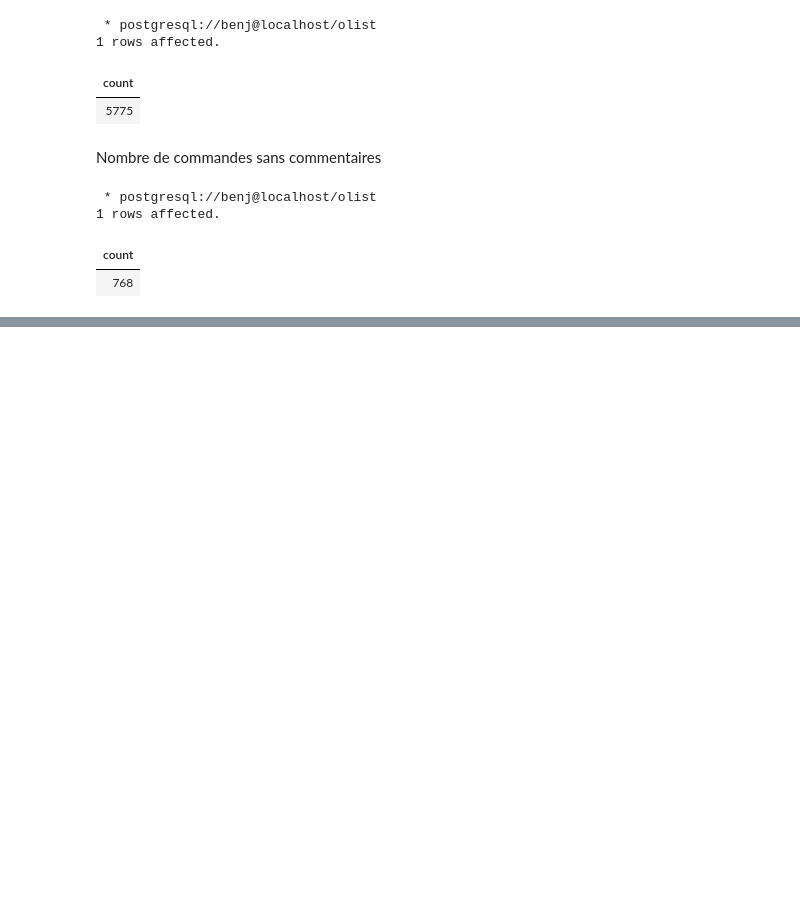
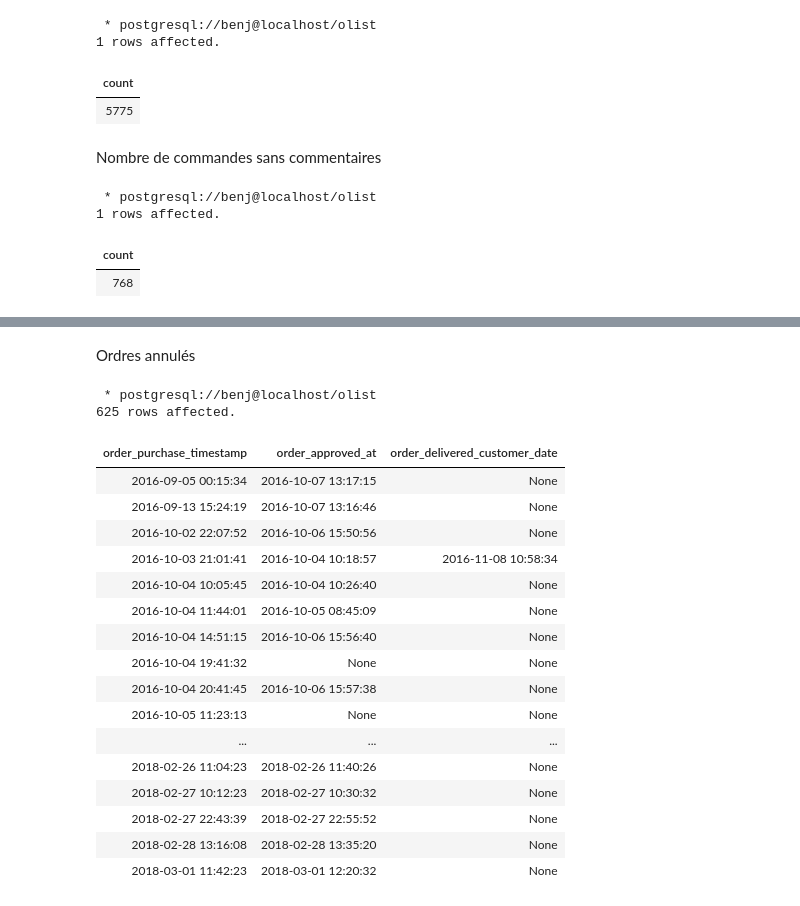
Before and after one commit to bjbfr/ocrP4, a Jupyter notebook: Untitled-1.ipynb, the cells around one changed output, grey strips where cells are left out. Drawn from its saved outputs; the diff is of its cells as text; code cells hidden in the pictures; blank space fills up the shorter version.

```diff
--- a/Untitled-1.ipynb
+++ b/Untitled-1.ipynb
@@ -162,3 +196,28 @@ Mode de paiement du montant le plus important
+# %% [markdown]
+Ordres annulés
+# %%
+%%sql
+select distinct order_purchase_timestamp,order_approved_at,order_delivered_customer_date from orders where order_status = 'canceled'
+# %% [output]
+ * postgresql://benj@localhost/olist
+625 rows affected.
+| order_purchase_timestamp | order_approved_at | order_delivered_customer_date |
+| 2016-09-05 00:15:34 | 2016-10-07 13:17:15 | None |
+| 2016-09-13 15:24:19 | 2016-10-07 13:16:46 | None |
+| 2016-10-02 22:07:52 | 2016-10-06 15:50:56 | None |
+| 2016-10-03 21:01:41 | 2016-10-04 10:18:57 | 2016-11-08 10:58:34 |
+| 2016-10-04 10:05:45 | 2016-10-04 10:26:40 | None |
+| 2016-10-04 11:44:01 | 2016-10-05 08:45:09 | None |
+| 2016-10-04 14:51:15 | 2016-10-06 15:56:40 | None |
+| 2016-10-04 19:41:32 | None | None |
+| 2016-10-04 20:41:45 | 2016-10-06 15:57:38 | None |
+| 2016-10-05 11:23:13 | None | None |
+| ... | ... | ... |
+| 2018-02-26 11:04:23 | 2018-02-26 11:40:26 | None |
+| 2018-02-27 10:12:23 | 2018-02-27 10:30:32 | None |
+| 2018-02-27 22:43:39 | 2018-02-27 22:55:52 | None |
+| 2018-02-28 13:16:08 | 2018-02-28 13:35:20 | None |
+| 2018-03-01 11:42:23 | 2018-03-01 12:20:32 | None |
 # %%
 #def payment_types(main_table,agg_table):
 #    """
```
Also changed, not shown: parts of 13 cells of this notebook.
